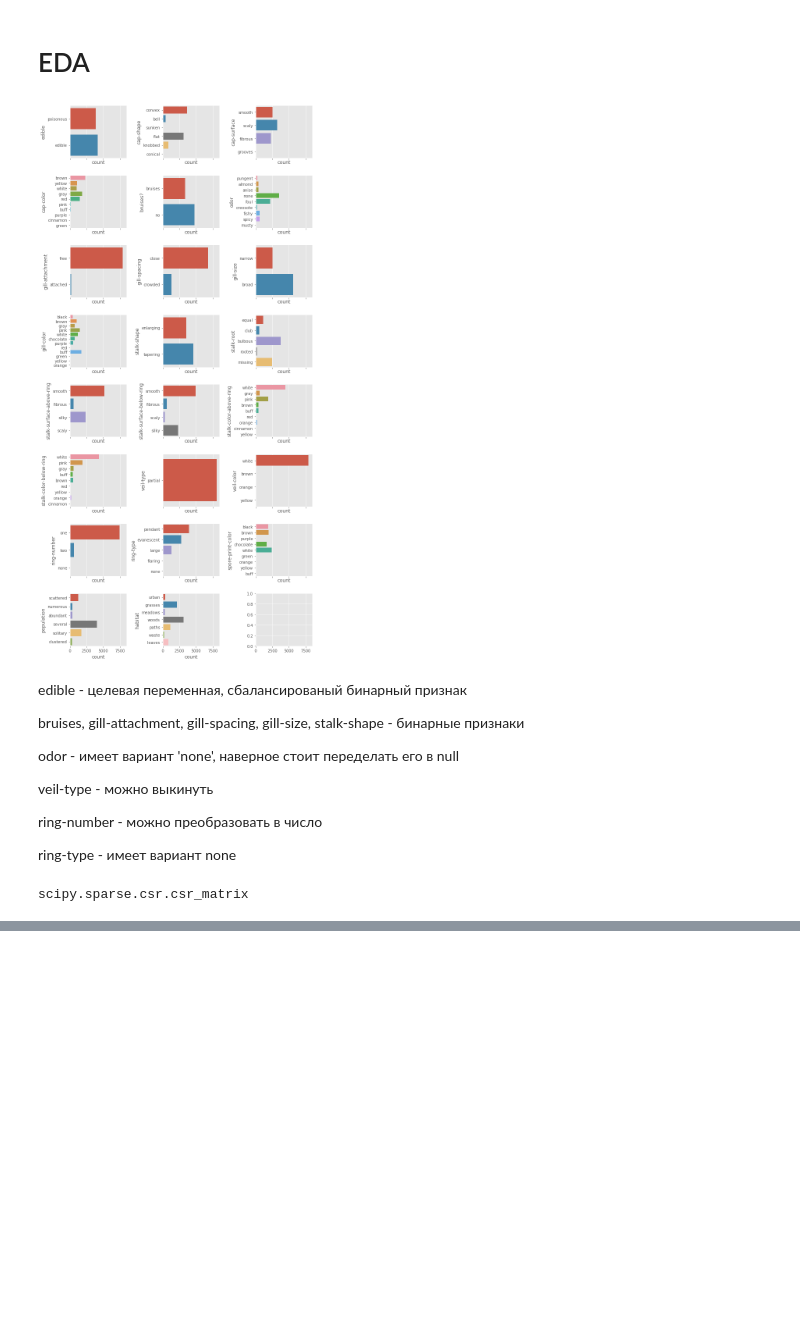
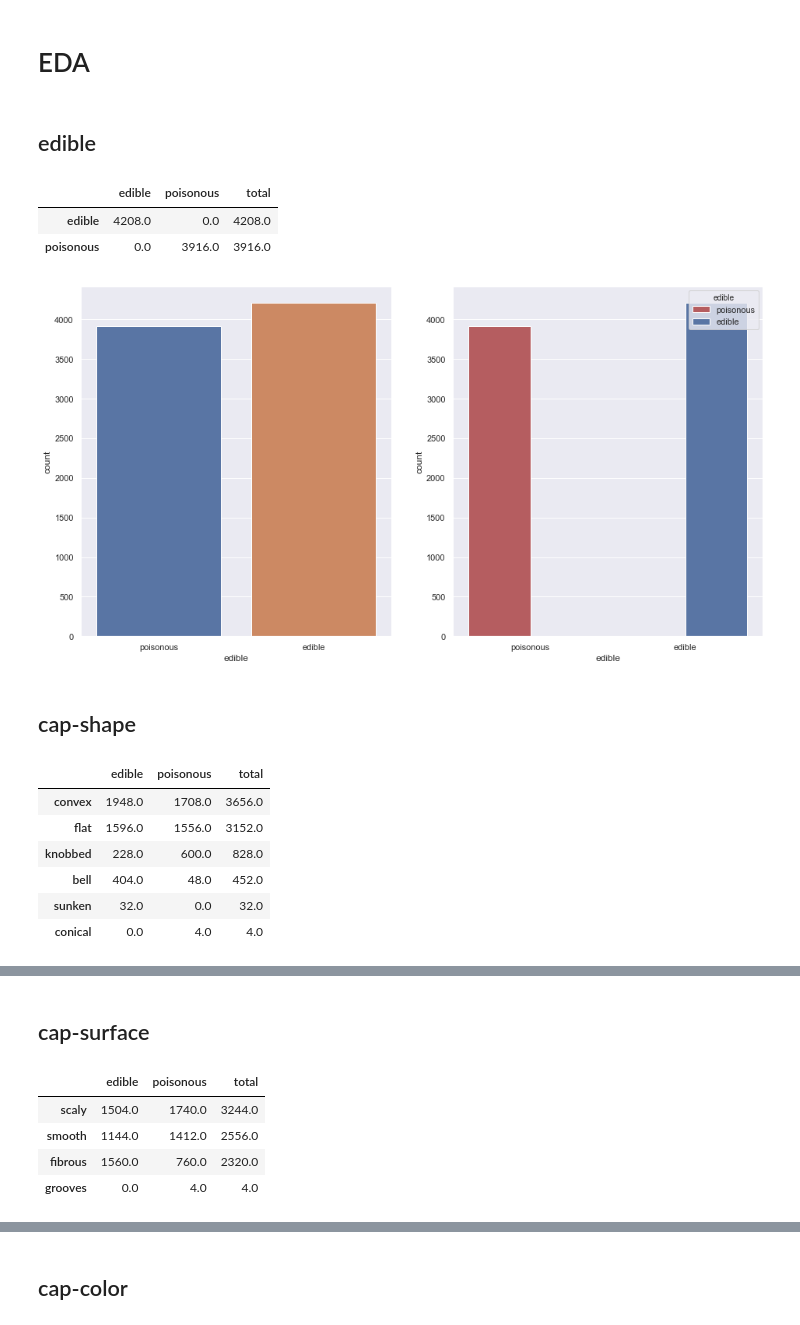
Before and after one commit to ghfghfg23/mlhw, a Jupyter notebook: hw04/svm.ipynb, the cells around one changed output, grey strips where cells are left out. Saved outputs shown, nothing was run; the diff lists cells and outputs as text; code cells hidden in the pictures; blank space fills up the shorter version.

```diff
--- a/hw04/svm.ipynb
+++ b/hw04/svm.ipynb
@@ -11,12 +11,15 @@ from sklearn.metrics import roc_auc_score, mean_squared_error, \
 from sklearn.preprocessing import StandardScaler, MinMaxScaler
 from sklearn.compose import ColumnTransformer
 from sklearn.preprocessing import OneHotEncoder
-
+from IPython.display import Markdown, display
+from sklearn.linear_model import LogisticRegression
+from sklearn.pipeline import make_pipeline
 
 import seaborn as sns
 import matplotlib.pyplot as plt
 from mpl_toolkits import mplot3d
 plt.style.use("ggplot")
+sns.set(rc={'figure.figsize':(15.7,8.27)})
 
 import warnings
 warnings.filterwarnings("ignore")
@@ -52,6 +55,7 @@ def load_data():
     return data.replace(value_map)
 # %%
 data = load_data()
+target = 'edible'
 data
 # %% [output]
 |  | edible | cap-shape | cap-surface | cap-color | bruises? | odor | gill-attachment | gill-spacing | ... |
@@ -69,33 +73,40 @@ data
 8124 rows × 23 columns
 # %% [markdown]
 # EDA
-# %%
-def draw_hist():
-    fig, axes =plt.subplots(8, 3, figsize=(10,20), sharex=True)
-    axes = axes.flatten()
-    for column in zip(data.columns, axes):
-        sns.countplot(y=column[0], data=data, ax=column[1])
-    plt.tight_layout()
-    plt.show()
-
-draw_hist()
-# %% [output]
-[figure, removed]
-# %% [markdown]
-edible - целевая переменная, сбалансированый бинарный признак
-
-bruises, gill-attachment, gill-spacing, gill-size, stalk-shape - бинарные признаки
-
-odor - имеет вариант 'none', наверное стоит переделать его в null
-
-veil-type - можно выкинуть
-
-ring-number - можно преобразовать в число
-
-ring-type - имеет вариант none
-# %%
-# binary = ['edible', 'bruises?', 'gill-attachment', 'gill-spacing', 'gill-size', 'stalk-shape']
-ohe = OneHotEncoder()
-d = ohe.fit_transform(data)
-# %% [output]
-scipy.sparse.csr.csr_matrix
+# %%
+red_color = sorted(sns.color_palette(), key=lambda x: x[0] - x[1] - x[2], reverse=True)[0]
+green_color = sorted(sns.color_palette(), key=lambda x: x[2] - x[0] - x[1], reverse=True)[0]
+
+def feature_eda(column):
+    fig, ax =plt.subplots(1,2)
+    palette = {'edible': green_color, 'poisonous': red_color}
+    sns.countplot(x=column, data=data, ax=ax[0])
+    sns.countplot(x=column, data=data, hue=target, palette=palette, ax=ax[1])
+    fig.show()
+    display(Markdown('## {}'.format(column)))
+    value_counts = data.groupby(target)[column].value_counts()
+    table = value_counts.unstack(level=0)
+    table = table.fillna(0)
+    table['total'] = table['edible'] + table['poisonous']
+    table.index.name = None
+    table.columns.name = None
+    table.sort_values(by=['total'], ascending=False, inplace=True)
+    display(table)
+    plt.show()
+# %%
+for column in data.columns:
+    feature_eda(column)
+# %% [output]
+## edible
+|  | edible | poisonous | total |
+| edible | 4208.0 | 0.0 | 4208.0 |
+| poisonous | 0.0 | 3916.0 | 3916.0 |
+[figure, added]
+## cap-shape
+|  | edible | poisonous | total |
+| convex | 1948.0 | 1708.0 | 3656.0 |
+| flat | 1596.0 | 1556.0 | 3152.0 |
+| knobbed | 228.0 | 600.0 | 828.0 |
+| bell | 404.0 | 48.0 | 452.0 |
+| sunken | 32.0 | 0.0 | 32.0 |
+| conical | 0.0 | 4.0 | 4.0 |
@@ -101,0 +114,6 @@ scipy.sparse.csr.csr_matrix
+## cap-surface
+|  | edible | poisonous | total |
+| scaly | 1504.0 | 1740.0 | 3244.0 |
+| smooth | 1144.0 | 1412.0 | 2556.0 |
+| fibrous | 1560.0 | 760.0 | 2320.0 |
+| grooves | 0.0 | 4.0 | 4.0 |
@@ -101,0 +121 @@ scipy.sparse.csr.csr_matrix
+## cap-color
```
Also changed, not shown: parts of 7 cells of this notebook.
